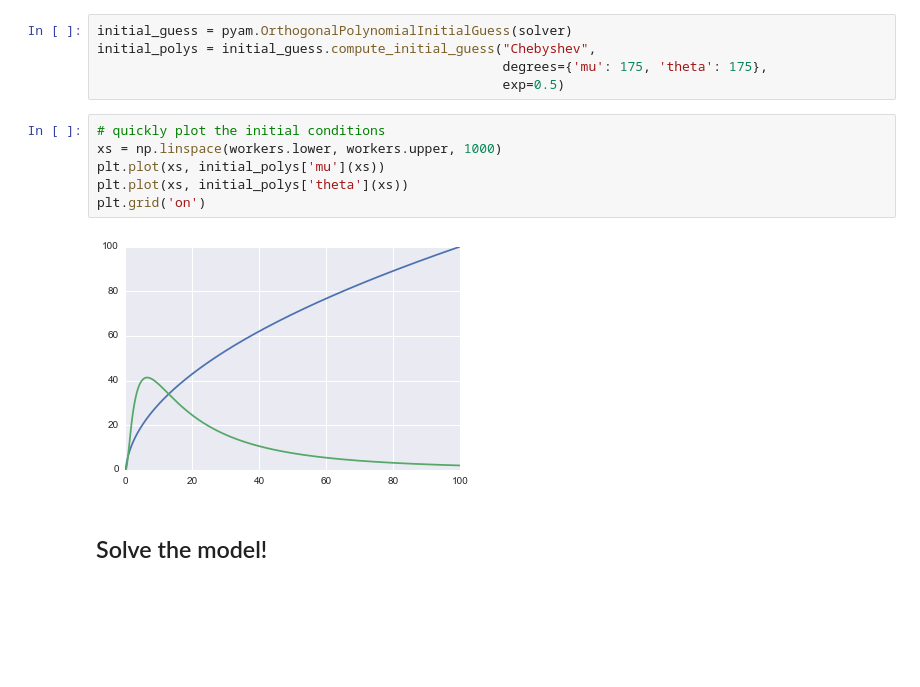
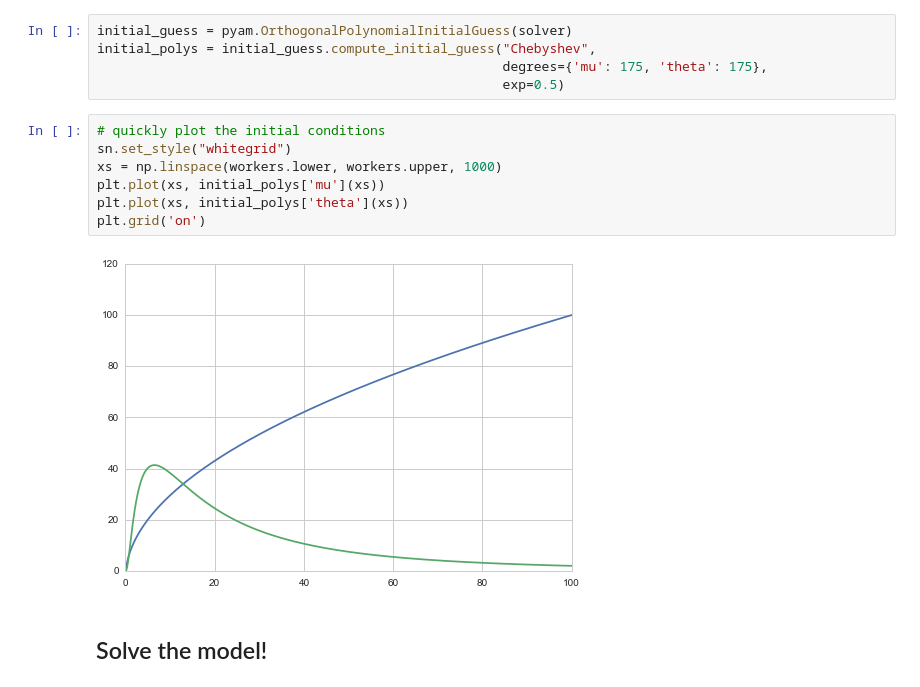
Before and after one commit to davidrpugh/assortative-matching, a Jupyter notebook: examples/positive-assortative-matching.ipynb, the cells around one changed output. Drawn from its saved outputs; the diff is of its cells as text; blank space fills up the shorter version.

```diff
--- a/examples/positive-assortative-matching.ipynb
+++ b/examples/positive-assortative-matching.ipynb
@@ -76,12 +76,13 @@ initial_polys = initial_guess.compute_initial_guess("Chebyshev",
                                                     exp=0.5)
 # %%
 # quickly plot the initial conditions
+sn.set_style("whitegrid")
 xs = np.linspace(workers.lower, workers.upper, 1000)
 plt.plot(xs, initial_polys['mu'](xs))
 plt.plot(xs, initial_polys['theta'](xs))
 plt.grid('on')
 # %% [output]
-[figure, old version]
+[figure, new version]
 # %% [markdown]
 ## Solve the model!
 # %%
```
Also changed, not shown: parts of 15 cells of this notebook.
